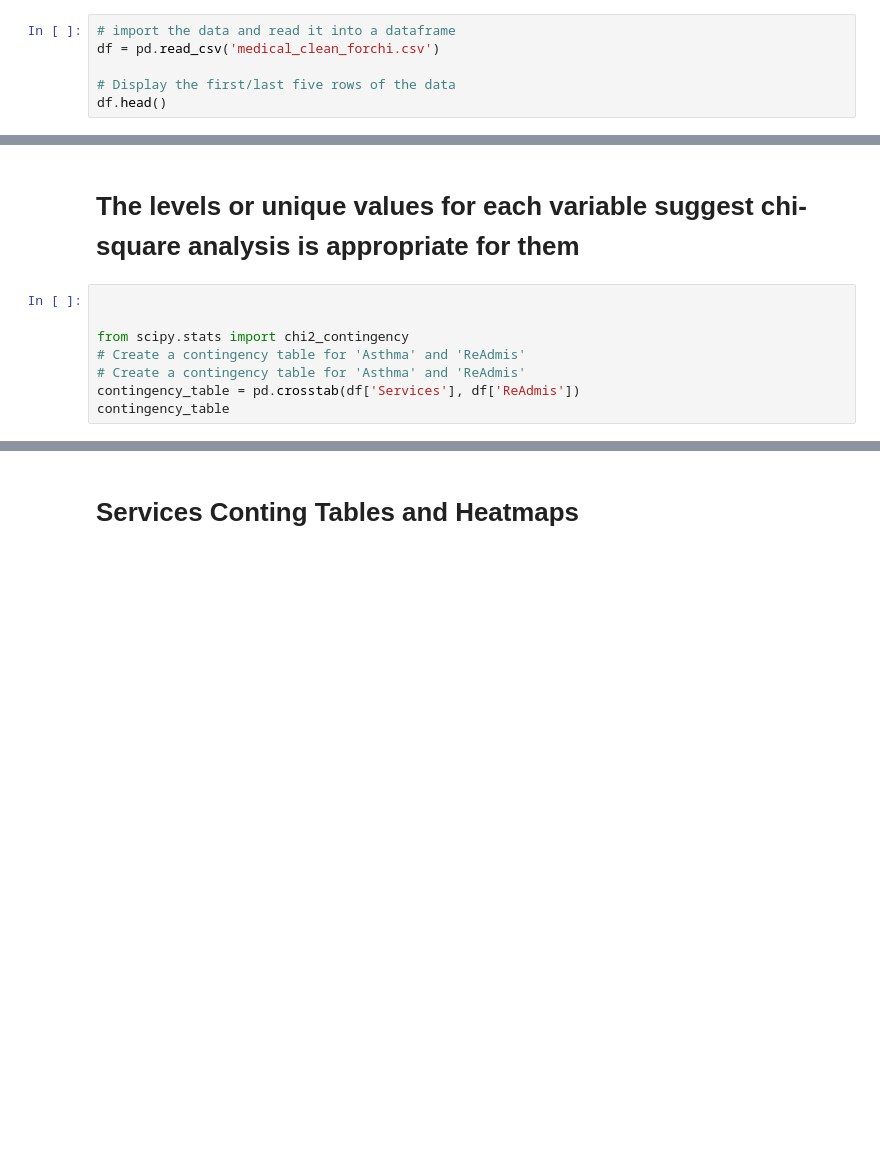
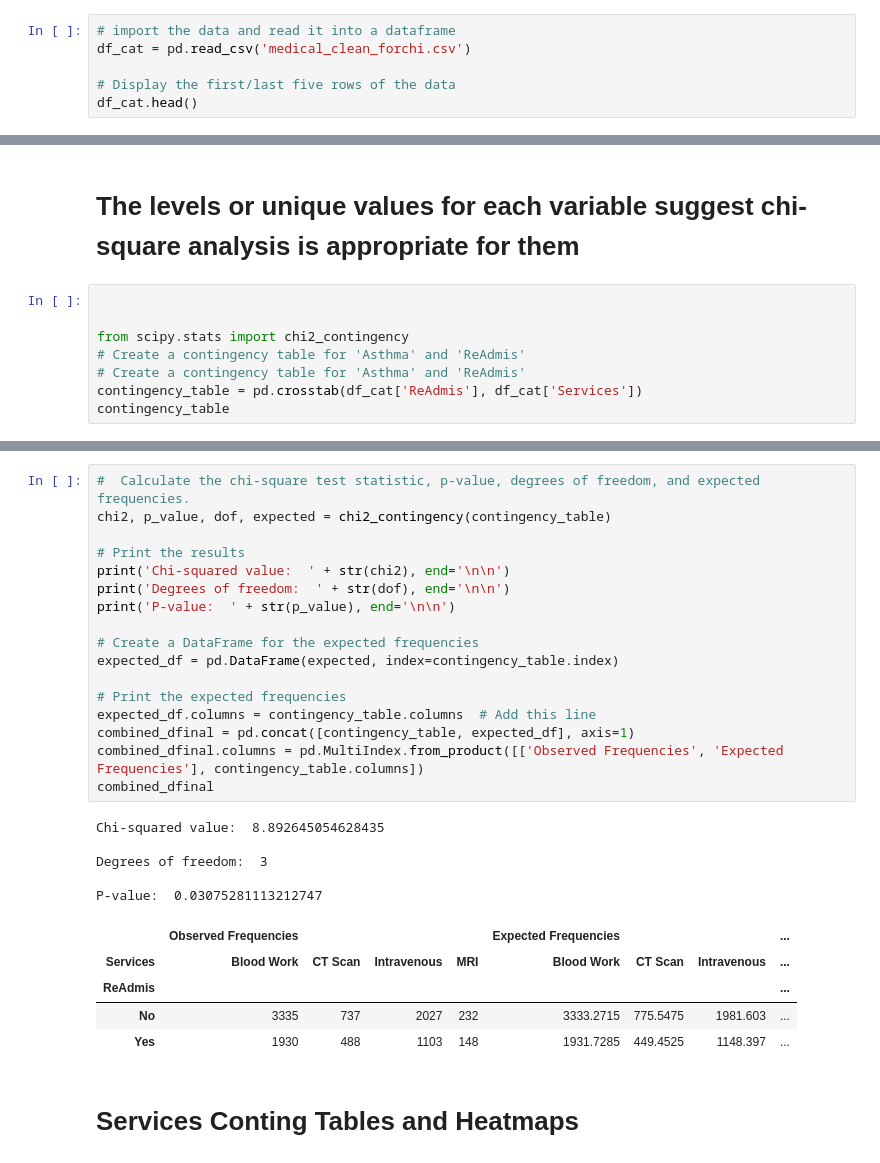
Before and after one commit to vertigoa/master, a Jupyter notebook: main.ipynb, the cells around one changed output, grey strips where cells are left out. Drawn from its saved outputs; the diff is of its cells as text; blank space fills up the shorter version.

```diff
--- a/main.ipynb
+++ b/main.ipynb
@@ -737,10 +730,10 @@ It doesn't need the data to follow a normal curve, which is a must for other tes
 # End of paper Discussion
 # %%
 # import the data and read it into a dataframe
-df = pd.read_csv('medical_clean_forchi.csv')
+df_cat = pd.read_csv('medical_clean_forchi.csv')
 
 # Display the first/last five rows of the data
-df.head()
+df_cat.head()
 # %% [output]
 |  | Area | Marital | Gender | ReAdmis | Soft_drink | Initial_admin | HighBlood | Stroke | Complication_risk | ... |
 | 0 | Suburban | Divorced | Male | No | No | Emergency Admission | Yes | No | Medium | ... |
@@ -819,6 +807,6 @@ Columns 10-18 of 19:
 from scipy.stats import chi2_contingency
 # Create a contingency table for 'Asthma' and 'ReAdmis'
 # Create a contingency table for 'Asthma' and 'ReAdmis'
-contingency_table = pd.crosstab(df['Services'], df['ReAdmis'])
+contingency_table = pd.crosstab(df_cat['ReAdmis'], df_cat['Services'])
 contingency_table
 # %% [output]
@@ -863,3 +824,31 @@ We reject the null hypothesis and conclude that the variables are not independen
+# %%
+#  Calculate the chi-square test statistic, p-value, degrees of freedom, and expected frequencies.
+chi2, p_value, dof, expected = chi2_contingency(contingency_table)
+
+# Print the results
+print('Chi-squared value:  ' + str(chi2), end='\n\n')
+print('Degrees of freedom:  ' + str(dof), end='\n\n')
+print('P-value:  ' + str(p_value), end='\n\n')
+
+# Create a DataFrame for the expected frequencies
+expected_df = pd.DataFrame(expected, index=contingency_table.index)
+
+# Print the expected frequencies
+expected_df.columns = contingency_table.columns  # Add this line
+combined_dfinal = pd.concat([contingency_table, expected_df], axis=1)
+combined_dfinal.columns = pd.MultiIndex.from_product([['Observed Frequencies', 'Expected Frequencies'], contingency_table.columns])
+combined_dfinal
+# %% [output]
+Chi-squared value:  8.892645054628435
+
+Degrees of freedom:  3
+
+P-value:  0.03075281113212747
+|  | Observed Frequencies |  |  |  | Expected Frequencies |  |  | ... |
+| Services | Blood Work | CT Scan | Intravenous | MRI | Blood Work | CT Scan | Intravenous | ... |
+| ReAdmis |  |  |  |  |  |  |  | ... |
+| No | 3335 | 737 | 2027 | 232 | 3333.2715 | 775.5475 | 1981.603 | ... |
+| Yes | 1930 | 488 | 1103 | 148 | 1931.7285 | 449.4525 | 1148.397 | ... |
 # %% [markdown]
 # Services Conting Tables and Heatmaps
 # %%
```
Also changed, not shown: parts of 22 cells of this notebook.
